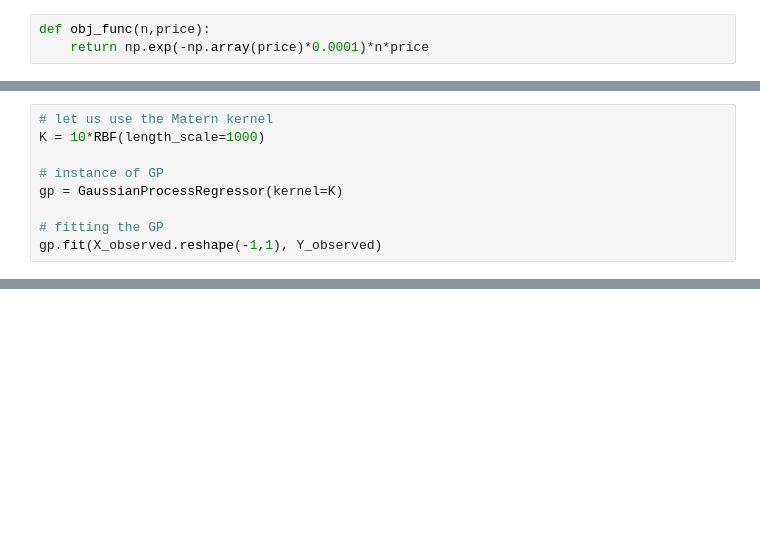
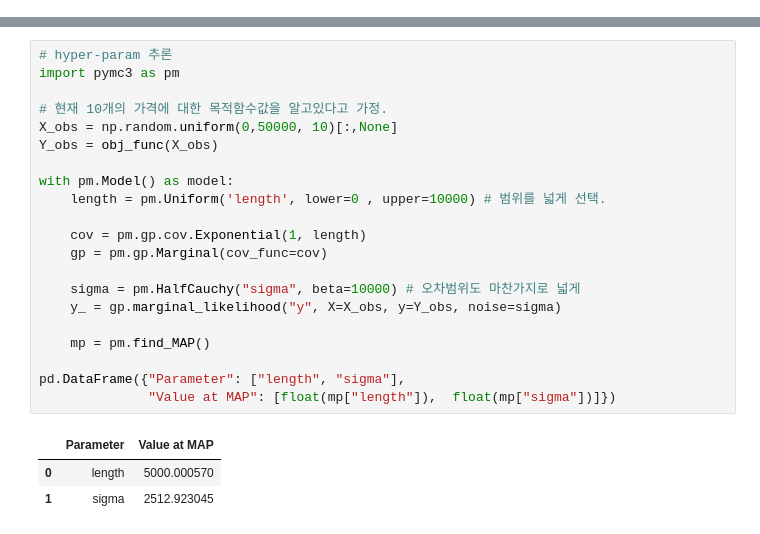
Before and after one commit to dhdcjswo/MAB_meta, a Jupyter notebook: notebook/01_dynamic_pricing.ipynb, the cells around one changed output, grey strips where cells are left out. Cells and saved outputs as stored; diff of their text form; blank space fills up the shorter version.

```diff
--- a/notebook/01_dynamic_pricing.ipynb
+++ b/notebook/01_dynamic_pricing.ipynb
@@ -174,3 +0,0 @@ plt.style.use('seaborn-darkgrid')
-# %%
-def obj_func(n,price):
-    return np.exp(-np.array(price)*0.0001)*n*price
@@ -180,9 +0,0 @@ Y_observed = obj_func(1000, X_observed)
-# %%
-# let us use the Matern kernel
-K = 10*RBF(length_scale=1000)
-
-# instance of GP
-gp = GaussianProcessRegressor(kernel=K)
-
-# fitting the GP
-gp.fit(X_observed.reshape(-1,1), Y_observed)
@@ -272,0 +251,25 @@ array([20888.24049746, 29955.30050319, 44386.8491606 ,  7372.97550144,
+# %%
+# hyper-param 추론
+import pymc3 as pm
+
+# 현재 10개의 가격에 대한 목적함수값을 알고있다고 가정.
+X_obs = np.random.uniform(0,50000, 10)[:,None]
+Y_obs = obj_func(X_obs)
+
+with pm.Model() as model:
+    length = pm.Uniform('length', lower=0 , upper=10000) # 범위를 넓게 선택.
+
+    cov = pm.gp.cov.Exponential(1, length)
+    gp = pm.gp.Marginal(cov_func=cov)
+
+    sigma = pm.HalfCauchy("sigma", beta=10000) # 오차범위도 마찬가지로 넓게
+    y_ = gp.marginal_likelihood("y", X=X_obs, y=Y_obs, noise=sigma)
+
+    mp = pm.find_MAP()
+
+pd.DataFrame({"Parameter": ["length", "sigma"],
+              "Value at MAP": [float(mp["length"]),  float(mp["sigma"])]})
+# %% [output]
+|  | Parameter | Value at MAP |
+| 0 | length | 5000.000570 |
+| 1 | sigma | 2512.923045 |
```
Also changed, not shown: parts of 45 cells of this notebook.
